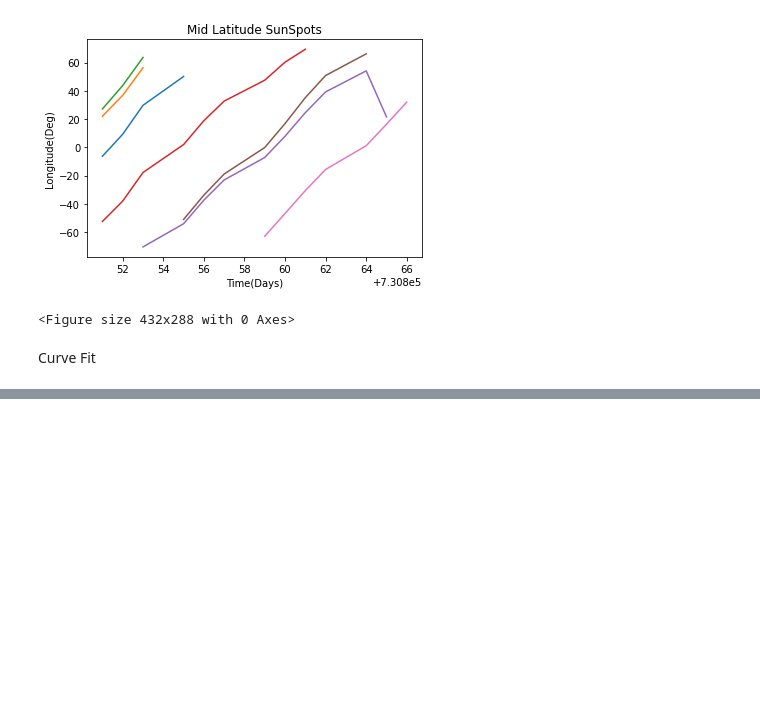
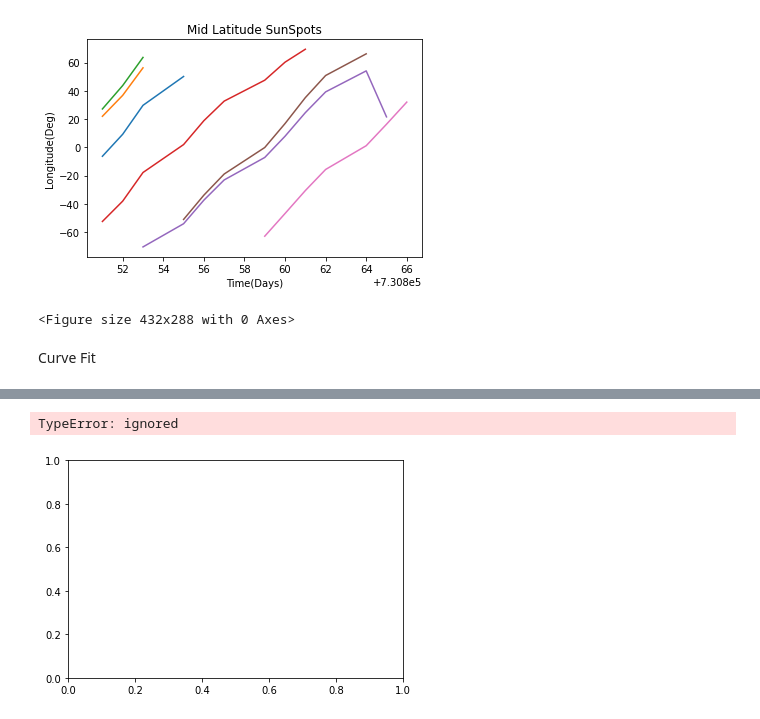
Before and after one commit to StephenJohnson-CardiffUni/Astro, a Jupyter notebook: SunSpot.ipynb, the cells around one changed output, grey strips where cells are left out. Saved outputs shown, nothing was run; the diff lists cells and outputs as text; code cells hidden in the pictures; blank space fills up the shorter version.

Commit message:
Synodic and sidereal

```diff
--- a/SunSpot.ipynb
+++ b/SunSpot.ipynb
@@ -414,3 +390,0 @@ speeds
-# %%
-for i in range(len(meanLats)):
-  print(f"Spot {i+1}  :  ({meanLats[i]:.2f}) Degrees")
@@ -463,0 +420,6 @@ help(uc)
+# %%
+periods = [[] for x in range(15)]
+
+for i in range(15):
+  periods[i] = 360/speeds[i]
+  print(f"{periods[i]:.2f}")
@@ -463,0 +442,7 @@ help(uc)
+# %%
+#Synodic => Sidereal
+sidereal = [[] for x in range(15)]
+
+for i in range(15):
+  sidereal[i] = (periods[i]*365.25)/(periods[i]+365.25)
+  print(f"{sidereal[i]:.2f}")
@@ -463,0 +465,6 @@ help(uc)
+# %%
+#plot latitude vs sidereal
+plt.plot(meanLats,sidereal)
+# %% [output]
+TypeError: ignored
+[figure, added]
```
Also changed, not shown: parts of 10 cells of this notebook.
